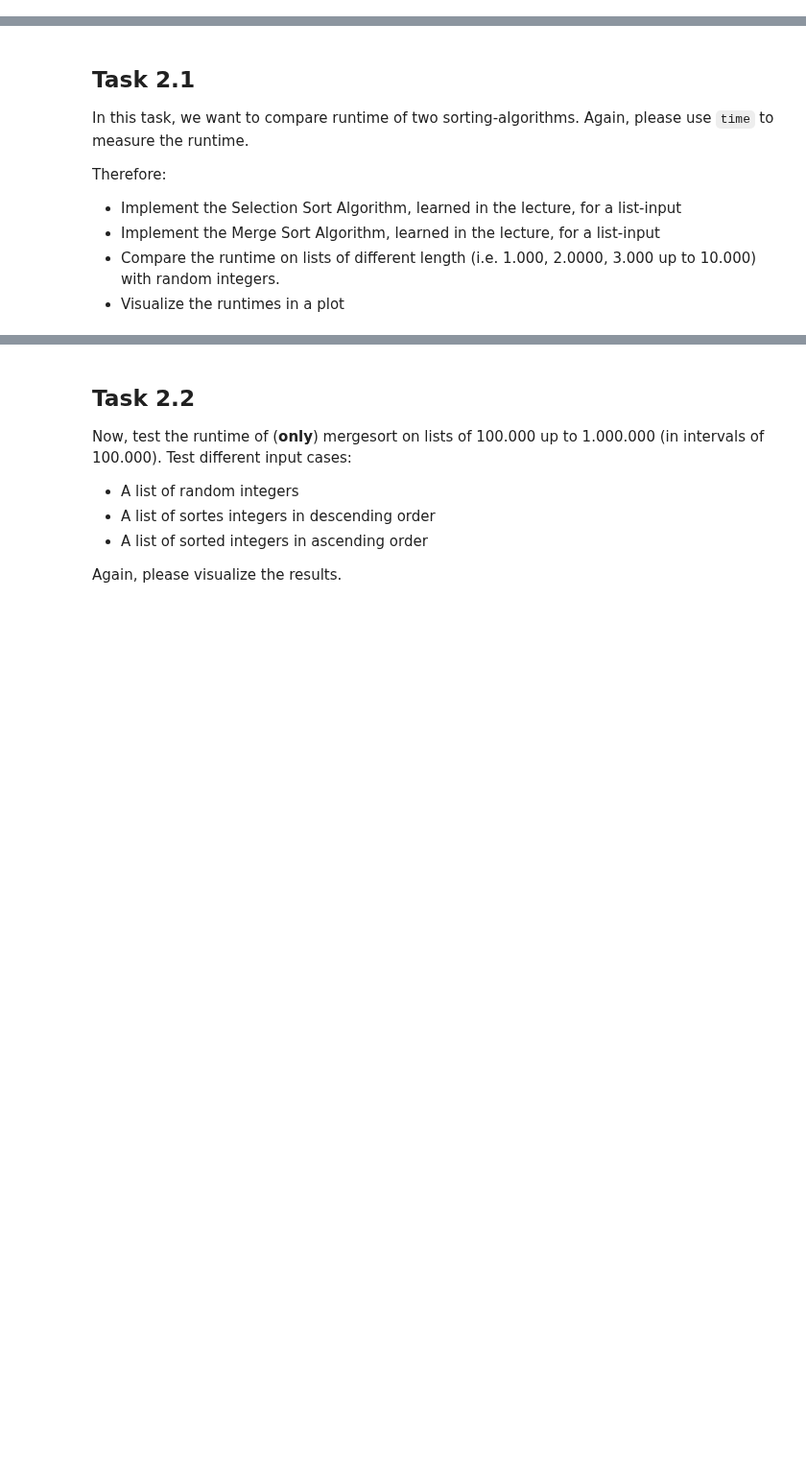
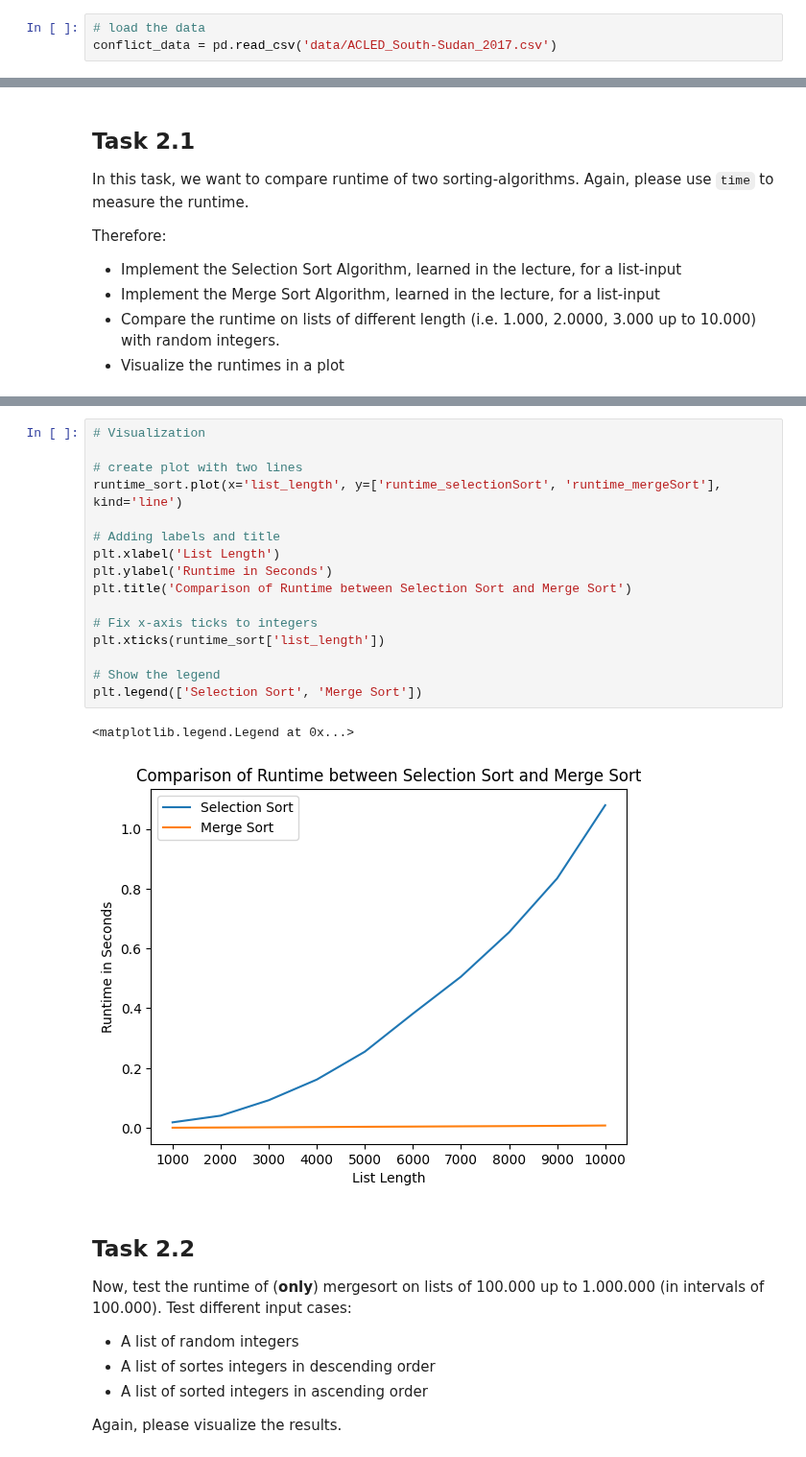
Before and after one commit to dgarcia-eu/ICSS-private, a Jupyter notebook: tutorial/assignments/2024/a04/assignment_04_solution.ipynb, the cells around one changed output, grey strips where cells are left out. Shown at 96% size. Drawn from its saved outputs; the diff is of its cells as text; blank space fills up the shorter version.

```diff
--- a/tutorial/assignments/2024/a04/assignment_04_solution.ipynb
+++ b/tutorial/assignments/2024/a04/assignment_04_solution.ipynb
@@ -44,5 +58,8 @@ We are going to use this data set in order to compare runtime gains from efficie
 
 
 Write the ``sliding_window()`` function. (Not optimized - use a naiive algorithm)
+# %%
+# load the data
+conflict_data = pd.read_csv('data/ACLED_South-Sudan_2017.csv')
 # %%
 # Your code
@@ -80,3 +496,22 @@ Therefore:
+# %%
+# Visualization
+
+# create plot with two lines
+runtime_sort.plot(x='list_length', y=['runtime_selectionSort', 'runtime_mergeSort'], kind='line')
+
+# Adding labels and title
+plt.xlabel('List Length')
+plt.ylabel('Runtime in Seconds')
+plt.title('Comparison of Runtime between Selection Sort and Merge Sort')
+
+# Fix x-axis ticks to integers
+plt.xticks(runtime_sort['list_length'])
+
+# Show the legend
+plt.legend(['Selection Sort', 'Merge Sort'])
+# %% [output]
+<matplotlib.legend.Legend at 0x...>
+[figure, added]
 # %% [markdown]
 ## Task 2.2
 
```
Also changed, not shown: parts of 64 cells of this notebook, 8 other files.
